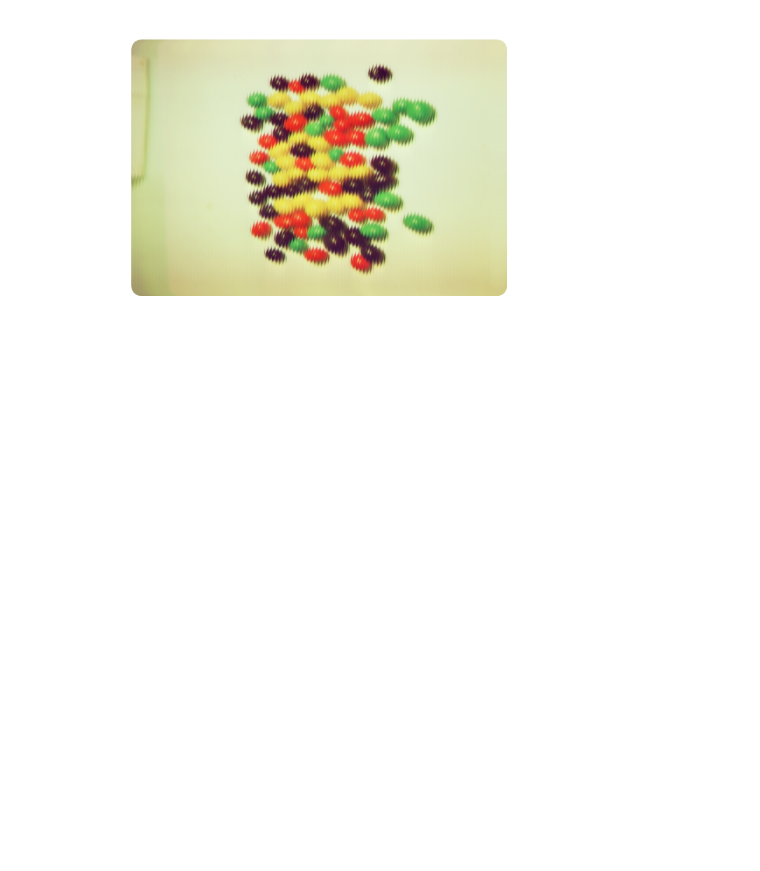
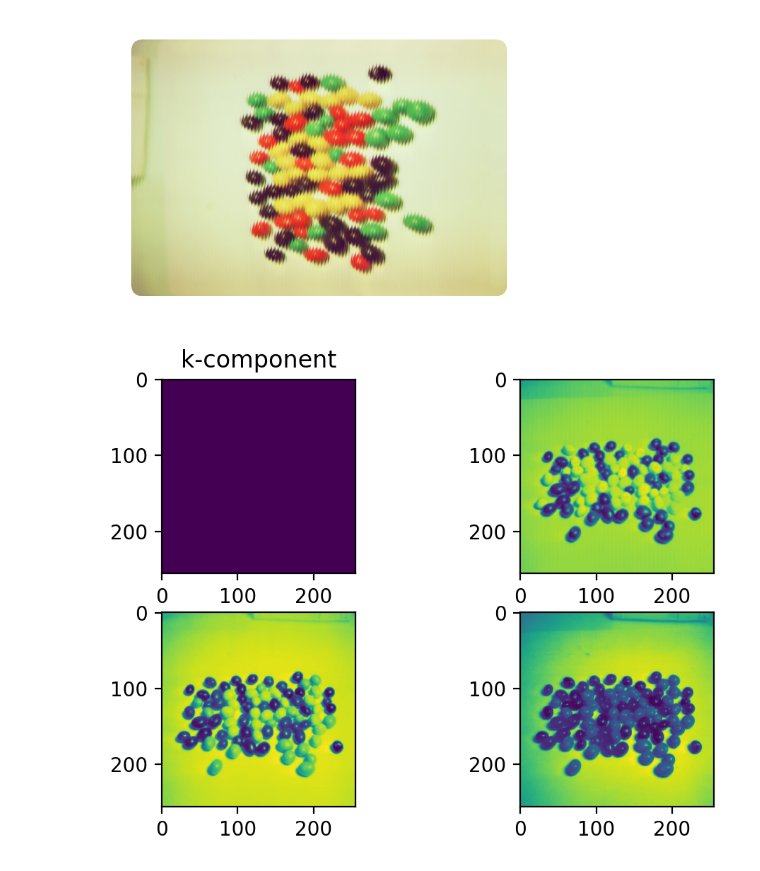
Before and after one commit to gboaviagem/gspx, a Jupyter notebook: notebooks/example_color_image.ipynb, the cells around one changed output. Saved outputs shown, nothing was run; the diff lists cells and outputs as text; code cells hidden in the pictures; blank space fills up the shorter version.

Commit message:
Updates in ImageGraph.

```diff
--- a/notebooks/example_color_image.ipynb
+++ b/notebooks/example_color_image.ipynb
@@ -37,11 +37,13 @@ graph.plot(signal, coords=coords)
 # %% [markdown]
 # Visualizing a color image as a grid graph endowed with a quaternion signal
 # %%
-arr = plt.imread(gdir + "/resources/jelly_beans.tiff")
+im_path = gdir + "/resources/jelly_beans.tiff"
+arr = plt.imread(im_path)
 nr, nc, nchannels = arr.shape
 
 A, coords = make_grid(rows=nr, columns=nc)
-graph = Graph(A)
+graph = ImageGraph.from_image(im_path)
+
 alpha = 0.7
 signal = QuaternionSignal.from_rectangular(
     arr.reshape((nc * nr, 3))
@@ -50,3 +52,7 @@ signal = QuaternionSignal.from_rectangular(
 graph.plot(signal, coords=coords, alpha=alpha)
 # %% [output]
 [figure]
+# %%
+graph.as_matrix(signal)
+# %% [output]
+[figure, added]
```
Also changed, not shown: parts of 1 cell of this notebook, 2 other files.
